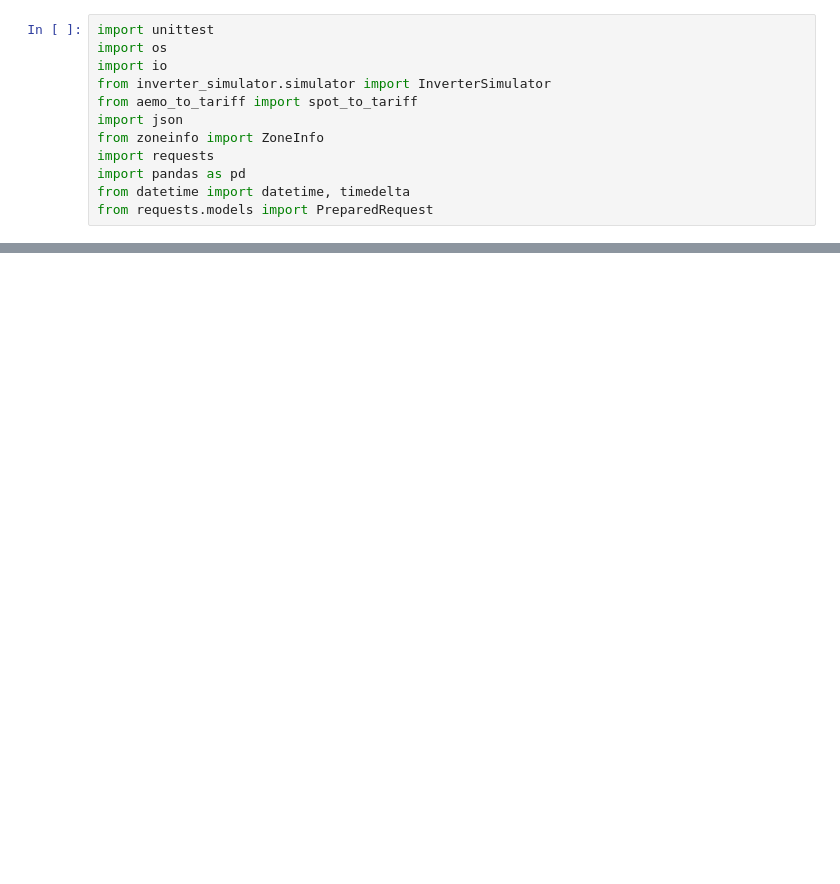
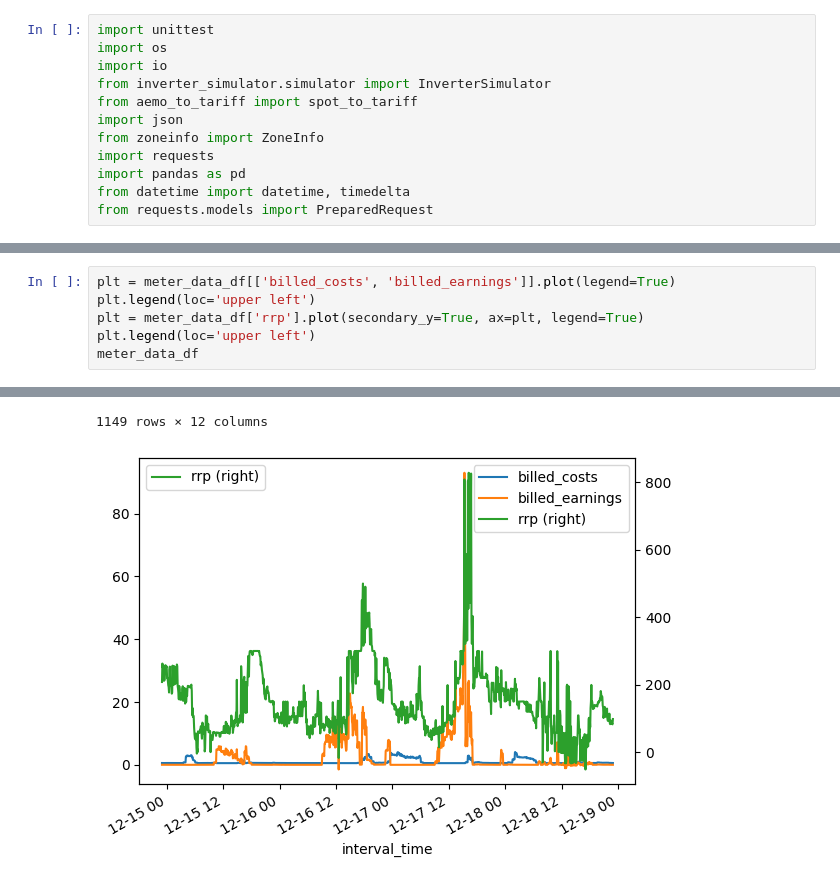
Before and after one commit to rbollar/powston_script, a Jupyter notebook: run-script-sim.ipynb, the cells around one changed output, grey strips where cells are left out. Cells and saved outputs as stored; diff of their text form; blank space fills up the shorter version.

```diff
--- a/run-script-sim.ipynb
+++ b/run-script-sim.ipynb
@@ -64,0 +55,7 @@ plot()
+# %%
+plt = meter_data_df[['billed_costs', 'billed_earnings']].plot(legend=True)
+plt.legend(loc='upper left')
+plt = meter_data_df['rrp'].plot(secondary_y=True, ax=plt, legend=True)
+plt.legend(loc='upper left')
+meter_data_df
+# %% [output]
@@ -64,0 +75,2 @@ plot()
+1149 rows × 12 columns
+[figure, added]
```
Also changed, not shown: parts of 6 cells of this notebook.
